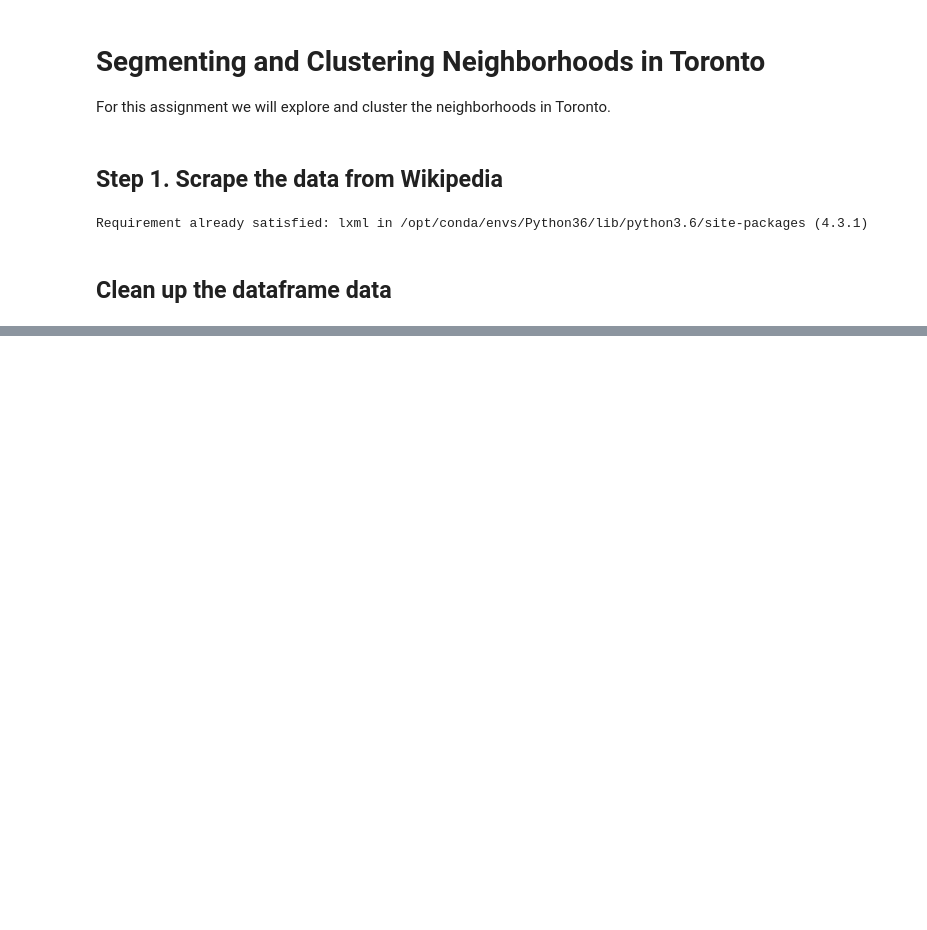
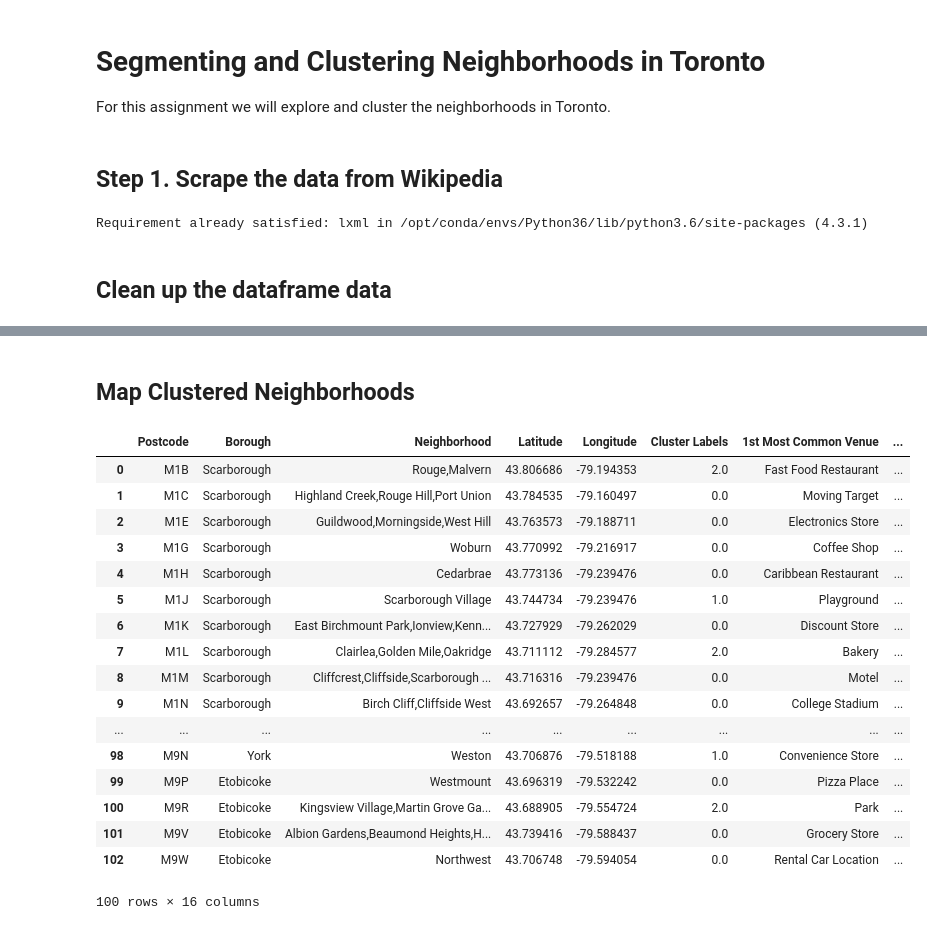
Before and after one commit to xanabobana/Coursera_Capstone, a Jupyter notebook: Toronto Neighborhood Clustering.ipynb, the cells around one changed output, grey strips where cells are left out. Saved outputs shown, nothing was run; the diff lists cells and outputs as text; code cells hidden in the pictures; blank space fills up the shorter version.

```diff
--- a/Toronto Neighborhood Clustering.ipynb
+++ b/Toronto Neighborhood Clustering.ipynb
@@ -82,0 +180,9 @@ df3.shape
+# %%
+# define foursquare credentials and version
+CLIENT_ID = 'G4IPBDM45EYRDR2IU0LXLQNFOSASQAWUSE412WNUOVSWADQ5' # your Foursquare ID
+CLIENT_SECRET = 'KRSH4OM11NNCWEU5VHCJNRXTT4YLR3FJJHJT42SBVABGQCXQ' # your Foursquare Secret
+VERSION = '20180605' # Foursquare API version
+
+print('Your credentails:')
+print('CLIENT_ID: ' + CLIENT_ID)
+print('CLIENT_SECRET:' + CLIENT_SECRET)
@@ -82,0 +236,8 @@ df3.shape
+# %%
+# get nearby venues for all neighborhoods
+toronto_venues = getNearbyVenues(names=result['Neighbourhood'],
+                                   latitudes=result['Latitude'],
+                                   longitudes=result['Longitude']
+                                  )
+print(toronto_venues.shape)
+toronto_venues.head()
@@ -82,0 +344,17 @@ df3.shape
+# %%
+#run k-means to cluster neighborhoods into 5 clusters
+kclusters = 5
+toronto_grouped_clustering = toronto_grouped.drop('Neighborhood', 1)
+kmeans = KMeans(n_clusters=kclusters, random_state=0).fit(toronto_grouped_clustering)
+
+# create a new dataframe that includes the cluster as well as the top 10 venues for each neighborhood.
+#neighborhoods_venues_sorted.insert(0, 'Cluster Labels', kmeans.labels_)
+
+toronto_merged = result
+toronto_merged.rename(columns={'Neighbourhood':'Neighborhood'}, inplace=True)
+
+
+# merge toronto_grouped with toronto_data to add latitude/longitude for each neighborhood
+toronto_merged = toronto_merged.join(neighborhoods_venues_sorted.set_index('Neighborhood'), on='Neighborhood')
+
+toronto_merged.head()
@@ -82,0 +368,26 @@ df3.shape
+# %% [markdown]
+## Map Clustered Neighborhoods
+# %%
+#drop rows with nan data
+toronto_merged = toronto_merged.dropna(how='any',axis=0)
+
+toronto_merged
+# %% [output]
+|  | Postcode | Borough | Neighborhood | Latitude | Longitude | Cluster Labels | 1st Most Common Venue | ... |
+| 0 | M1B | Scarborough | Rouge,Malvern | 43.806686 | -79.194353 | 2.0 | Fast Food Restaurant | ... |
+| 1 | M1C | Scarborough | Highland Creek,Rouge Hill,Port Union | 43.784535 | -79.160497 | 0.0 | Moving Target | ... |
+| 2 | M1E | Scarborough | Guildwood,Morningside,West Hill | 43.763573 | -79.188711 | 0.0 | Electronics Store | ... |
+| 3 | M1G | Scarborough | Woburn | 43.770992 | -79.216917 | 0.0 | Coffee Shop | ... |
+| 4 | M1H | Scarborough | Cedarbrae | 43.773136 | -79.239476 | 0.0 | Caribbean Restaurant | ... |
+| 5 | M1J | Scarborough | Scarborough Village | 43.744734 | -79.239476 | 1.0 | Playground | ... |
+| 6 | M1K | Scarborough | East Birchmount Park,Ionview,Kenn... | 43.727929 | -79.262029 | 0.0 | Discount Store | ... |
+| 7 | M1L | Scarborough | Clairlea,Golden Mile,Oakridge | 43.711112 | -79.284577 | 2.0 | Bakery | ... |
+| 8 | M1M | Scarborough | Cliffcrest,Cliffside,Scarborough ... | 43.716316 | -79.239476 | 0.0 | Motel | ... |
+| 9 | M1N | Scarborough | Birch Cliff,Cliffside West | 43.692657 | -79.264848 | 0.0 | College Stadium | ... |
+| ... | ... | ... | ... | ... | ... | ... | ... | ... |
+| 98 | M9N | York | Weston | 43.706876 | -79.518188 | 1.0 | Convenience Store | ... |
+| 99 | M9P | Etobicoke | Westmount | 43.696319 | -79.532242 | 0.0 | Pizza Place | ... |
+| 100 | M9R | Etobicoke | Kingsview Village,Martin Grove Ga... | 43.688905 | -79.554724 | 2.0 | Park | ... |
+| 101 | M9V | Etobicoke | Albion Gardens,Beaumond Heights,H... | 43.739416 | -79.588437 | 0.0 | Grocery Store | ... |
+| 102 | M9W | Etobicoke | Northwest | 43.706748 | -79.594054 | 0.0 | Rental Car Location | ... |
+100 rows × 16 columns
```
Also changed, not shown: parts of 18 cells of this notebook.
